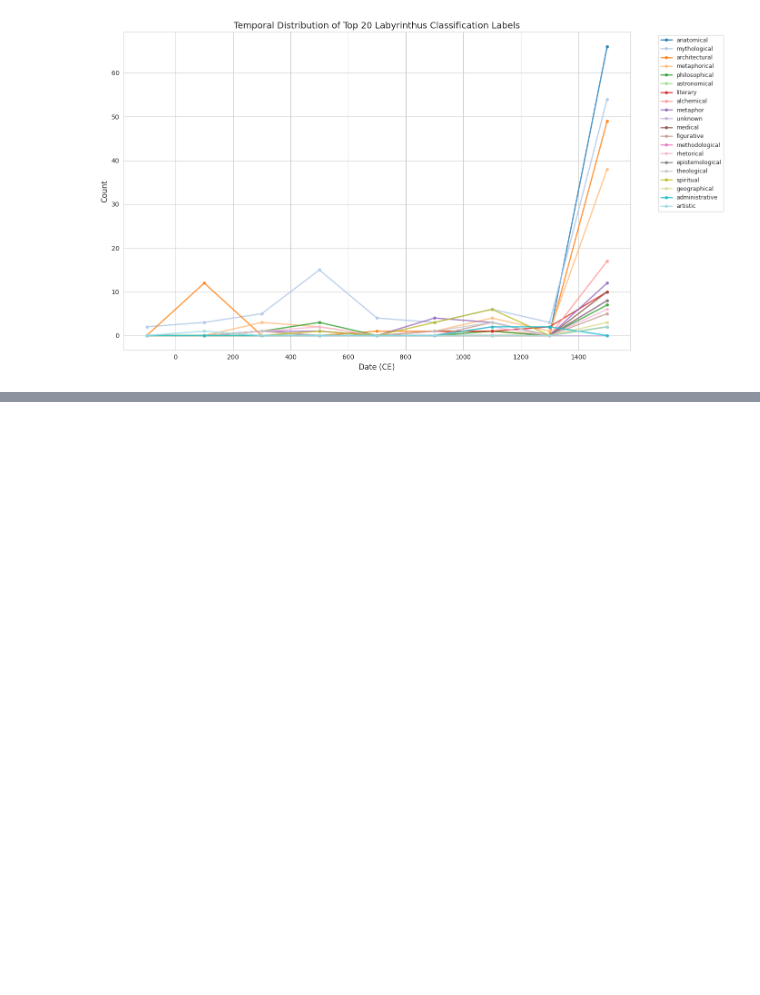
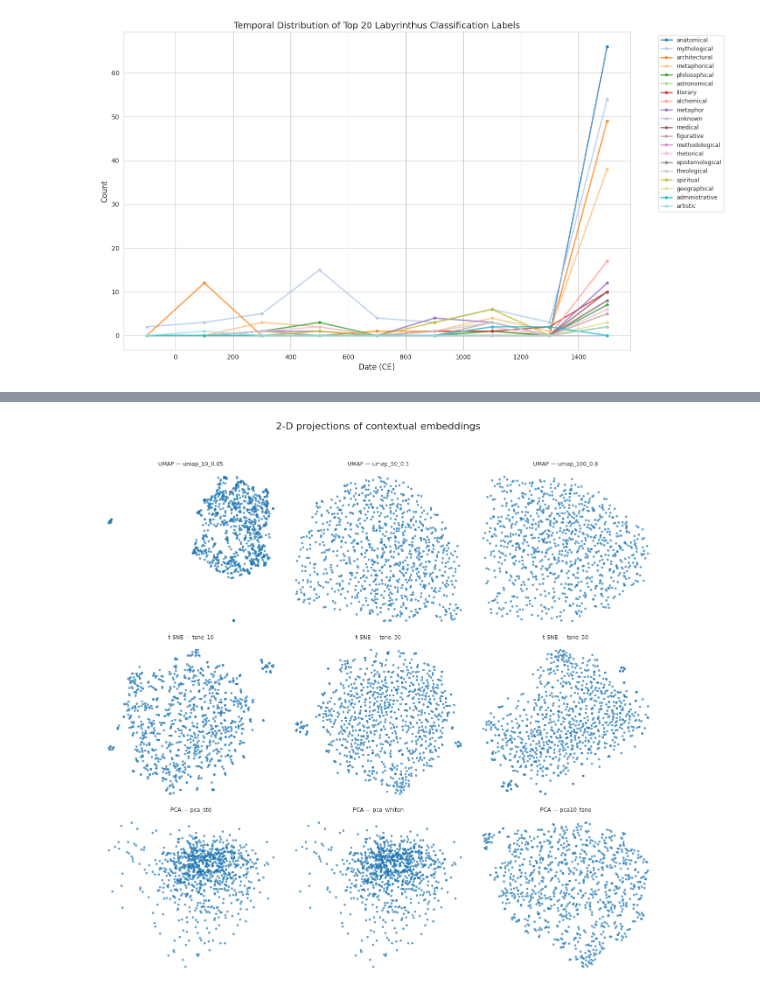
Before and after one commit to CCS-ZCU/labyrinth, a Jupyter notebook: scripts/labyrinth_analysis.ipynb, the cells around one changed output, grey strips where cells are left out. Drawn from its saved outputs; the diff is of its cells as text; code cells hidden in the pictures; blank space fills up the shorter version.

Commit message:
embeddings explorations

```diff
--- a/scripts/labyrinth_analysis.ipynb
+++ b/scripts/labyrinth_analysis.ipynb
@@ -45,4 +17,4 @@ To enable the following instructions: AVX2 AVX512F AVX512_VNNI AVX512_BF16 AVX51
 # %%
-labyrinthus_df = pd.read_csv("../data/labyrinthus_grela.csv")
-labyrinthus_df.head(5)
+labyrinthus_df = pd.read_parquet("../data/labyrinthus_grela_v0-1-2.parquet")
+labyrinthus_df.sample(5)
 # %% [output]
@@ -249,0 +333,10 @@ for tok, vec in zip(tokens, token_embeddings):
+# %%
+## 5e. ***Hybrid***  lemma anchor + surface context (all POS)
+labyrinthus_df["embed_hybrid_allpos"] = (
+    labyrinthus_df["concordance_tokens"]
+    .apply(lambda toks: extract_embedding(
+        toks,
+        anchor_use_lemma=True,  # lemma for anchor
+        context_use_lemma=False,  # surface for context
+        pos_set=OPEN_POS))
+)
@@ -249,0 +463,9 @@ for tok, vec in zip(tokens, token_embeddings):
+# %%
+# Choose any embedding column you've built:
+emb_array = np.stack(labyrinthus_df["embed_hybrid_allpos"].values)
+
+proj_series = compute_projections(emb_array)
+fig = plot_projections(proj_series)
+fig.show()#%%
+# %% [output]
+[figure, added]
```
Also changed, not shown: parts of 20 cells of this notebook, 1 other file.
